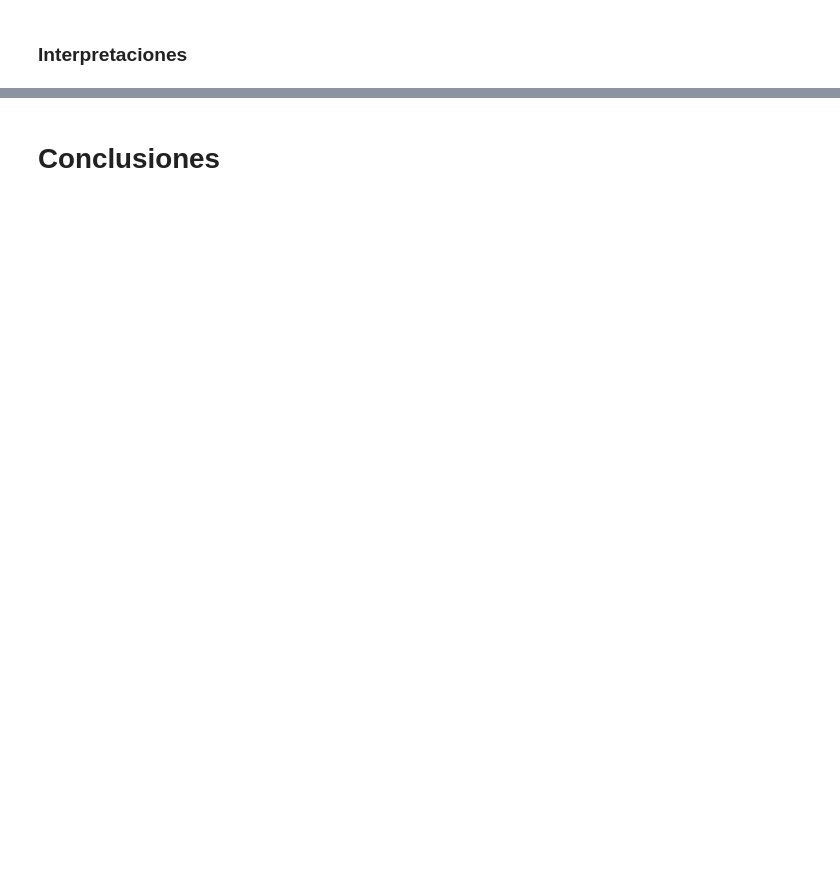
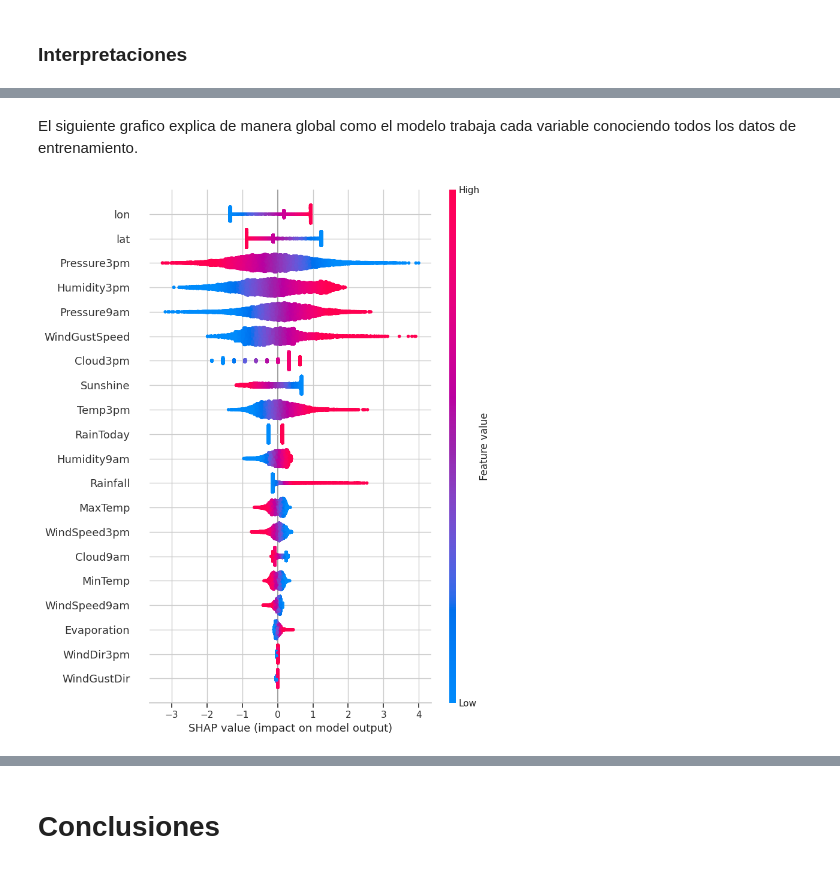
Before and after one commit to Shannon-21/Aprendizaje_Automatico_1, a Jupyter notebook: TP_IA41_LogisticRegression_P2.ipynb, the cells around one changed output, grey strips where cells are left out. Saved outputs shown, nothing was run; the diff lists cells and outputs as text; code cells hidden in the pictures; blank space fills up the shorter version.

```diff
--- a/TP_IA41_LogisticRegression_P2.ipynb
+++ b/TP_IA41_LogisticRegression_P2.ipynb
@@ -357,28 +503,0 @@ Aqui nada, jugando con los paremetros, y llegamos a un modelo perfecto.
-# %%
-X = df_balanced.drop(columns=['RainTomorrow'], axis=1)
-y = df_balanced['RainTomorrow']
-
-# Dividir los datos en conjuntos de entrenamiento y prueba
-X_train, X_test, y_train, y_test = train_test_split(X, y, test_size=0.25, random_state=42)
-
-# probando hiperparametos
-# model = LogisticRegression(max_iter=1000, penalty='l1', solver='lbfgs')
-# model = LogisticRegression(max_iter=100, penalty='l1', solver='lbfgs')
-model = LogisticRegression(max_iter=1000, penalty='none', solver='newton-cg')
-# model = LogisticRegression(max_iter=100000, penalty='none', solver='newton-cg')
-# model = LogisticRegression(max_iter=100, penalty='l1', solver='liblinear')
-
-model.fit(X_train, y_train)
-
-# Hacer predicciones en el conjunto de prueba
-y_pred = model.predict(X_test)
-y_train_pred = model.predict(X_train)
-
-# Calcular las métricas de clasificación
-metrics = pd.DataFrame({
-    'Metric': ['Accuracy', 'Precision', 'Recall', 'F1 Score'],
-    'Train': [accuracy_score(y_train, y_train_pred), precision_score(y_train, y_train_pred), recall_score(y_train, y_train_pred), f1_score(y_train, y_train_pred)],
-    'Test': [accuracy_score(y_test, y_pred), precision_score(y_test, y_pred), recall_score(y_test, y_pred), f1_score(y_test, y_pred)]
-}).set_index('Metric')
-
-display(metrics)
@@ -391,0 +589,6 @@ display(metrics)
+# %%
+model = models[1]
+scores = cross_val_score(model, X, y, cv=5)
+
+print(f'Puntajes de validación cruzada: {scores}')
+print(f'Puntaje medio de validación cruzada: {scores.mean()}')
@@ -395,0 +606,13 @@ Aca vamos a tener que meter toda la parte de explicabilidad para ver las poderac
+# %% [markdown]
+El siguiente grafico explica de manera global como el modelo trabaja cada variable conociendo todos los datos de entrenamiento.
+# %%
+# Crear el objeto explainer
+explainer = shap.LinearExplainer(model, X_train, feature_names=X_train.columns)
+
+# Calcular los valores SHAP para el conjunto de entrenamiento
+shap_values = explainer(X_train)
+
+# Crear un gráfico de resumen
+shap.summary_plot(shap_values, X_train)
+# %% [output]
+[figure, added]
```
Also changed, not shown: parts of 92 cells of this notebook.
